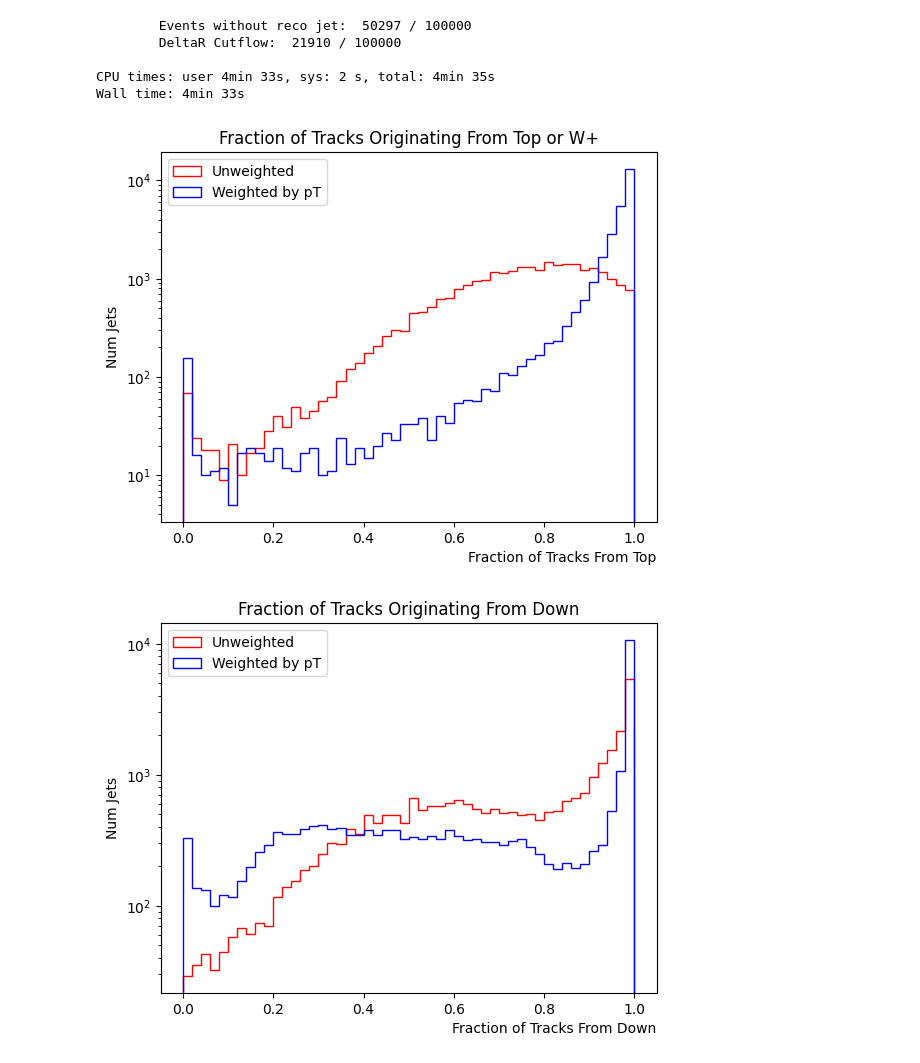
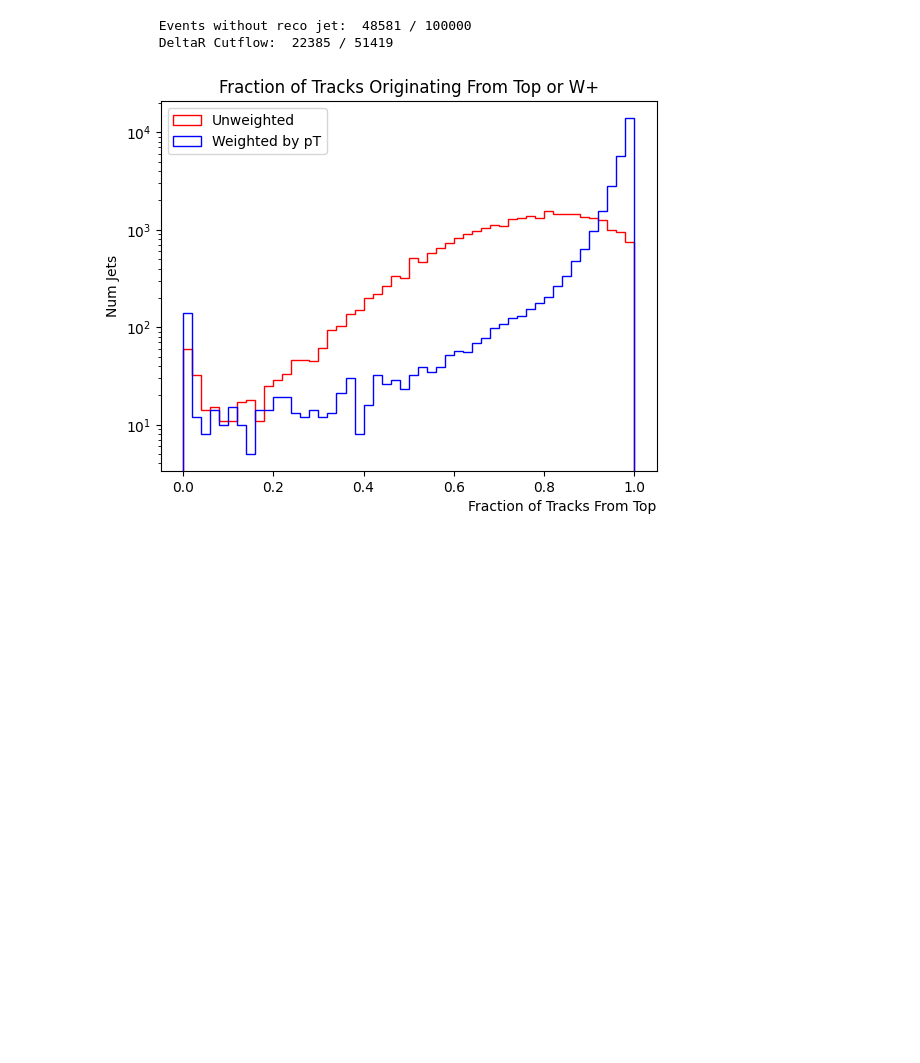
Before and after one commit to LukeV37/Top_Polarimetry, a Jupyter notebook: model/Preprocessing.ipynb, the cells around one changed output. Drawn from its saved outputs; the diff is of its cells as text; code cells hidden in the pictures; blank space fills up the shorter version.

```diff
--- a/model/Preprocessing.ipynb
+++ b/model/Preprocessing.ipynb
@@ -9,7 +9,7 @@ from sklearn.metrics import r2_score
 import pickle
 # %%
 # Open Pythia file
-with uproot.open("../pythia/dataset.root:fastjet") as f:
+with uproot.open("../pythia/dataset_R.root:fastjet") as f:
     #print(f.keys())
     jet_pt = f['jet_pt'].array()
     jet_eta = f['jet_eta'].array()
@@ -25,9 +25,8 @@ with uproot.open("../pythia/dataset.root:fastjet") as f:
     trk_z0 = f['trk_z0'].array()
 
     trk_origin = f['trk_origin'].array()
-    trk_fromDown = f['trk_fromDown'].array()
 # %%
-with uproot.open("../madgraph/labels.root:labels") as f:
+with uproot.open("../madgraph/labels_R.root:labels") as f:
     #print(f.keys())
     top_px = f['top_px'].array()
     top_py = f['top_py'].array()
@@ -69,7 +66,7 @@ selected_costheta = []
 # %%
 deltaR_cut = 1.0
 # %%
-%%time
+#%%time
 # Initialize lists for plotting
 pt_partons = []
 pt_fat_jets = []
@@ -80,11 +77,10 @@ deltaPhi = []
 unweighted_origins = []
 weighted_origins = []
 
-unweighted_fromDown = []
-weighted_fromDown = []
-
 missing_jet=0
 cutflow_deltaR=0
+
+event_mask = []
 
 # Loop over all events
 num_events=len(jet_pt)
@@ -96,6 +92,7 @@ for i in range(num_events):
     # Ensure at least one fat jet
     if len(jet_pt[i])<1:
         missing_jet+=1
+        event_mask.append(False)
         continue
 
     # Save parton 3-Vector
@@ -111,10 +108,13 @@ for i in range(num_events):
 
     if abs(parton.deltaR(candidate))>deltaR_cut:
         cutflow_deltaR+=1
+        event_mask.append(False)
         continue
 
     # Closest jet in deltaR to parton is matched jet
     matched_jet = candidate
+    event_mask.append(True)
+
 
     # Fill lists for plotting
     pt_partons.append(parton.pt)
@@ -134,17 +134,6 @@ for i in range(num_events):
     unweighted_origins.append(unweighted)
     weighted_origins.append(weighted)
 
-    # Calculate Truth fromDown
-    weights = trk_pt[i][argmin]
-    origins = trk_fromDown[i][argmin]
-    fromD = abs(origins)==1
-    fromS = abs(origins)==3
-    fromDown=fromD|fromS
-    unweighted = ak.mean(fromDown,axis=0)
-    weighted = ak.mean(fromDown,axis=0,weight=weights)
-    unweighted_fromDown.append(unweighted)
-    weighted_fromDown.append(weighted)
-
     # Fill output vars
     # Jet Feats
     selected_jet_pt.append(jet_pt[i][argmin])
@@ -160,7 +149,6 @@ for i in range(num_events):
     selected_trk_d0.append(trk_d0[i][argmin])
     selected_trk_z0.append(trk_z0[i][argmin])
     selected_trk_origin.append(trk_origin[i][argmin])
-    selected_trk_fromDown.append(trk_fromDown[i][argmin])
 
     # Label
     selected_top_px.append(top_px[i])
@@ -173,35 +161,22 @@ for i in range(num_events):
     selected_costheta.append(costheta[i])
 
 print("\tEvents without reco jet: ", missing_jet, "/", num_events)
-print("\tDeltaR Cutflow: ", cutflow_deltaR, "/", num_events)
+print("\tDeltaR Cutflow: ", cutflow_deltaR, "/", num_events-missing_jet)
 print()
 # %% [output]
-        Events without reco jet:  50297 / 100000
-        DeltaR Cutflow:  21910 / 100000
-
-CPU times: user 4min 33s, sys: 2 s, total: 4min 35s
-Wall time: 4min 33s
+        Events without reco jet:  48581 / 100000
+        DeltaR Cutflow:  22385 / 51419
 # %%
 plt.title("Fraction of Tracks Originating From Top or W+")
 plt.hist(unweighted_origins,bins=50,range=(0,1),color='r',histtype='step',label="Unweighted")
 plt.hist(weighted_origins,bins=50,range=(0,1),color='b',histtype='step',label="Weighted by pT")
 plt.yscale('log')
 plt.ylabel('Num Jets')
 plt.xlabel('Fraction of Tracks From Top',loc='right')
 plt.legend()
 plt.show()
-
-plt.title("Fraction of Tracks Originating From Down")
-plt.hist(unweighted_fromDown,bins=50,range=(0,1),color='r',histtype='step',label="Unweighted")
-plt.hist(weighted_fromDown,bins=50,range=(0,1),color='b',histtype='step',label="Weighted by pT")
-plt.yscale('log')
-plt.ylabel('Num Jets')
-plt.xlabel('Fraction of Tracks From Down',loc='right')
-plt.legend()
-plt.show()
 # %% [output]
-[figure, old version]
+[figure, new version]
-[figure, removed]
 # %%
 #fig1, ax1 = plt.subplots()
 fig2, ax2 = plt.subplots()
```
Also changed, not shown: parts of 7 cells of this notebook, 2 other files.
